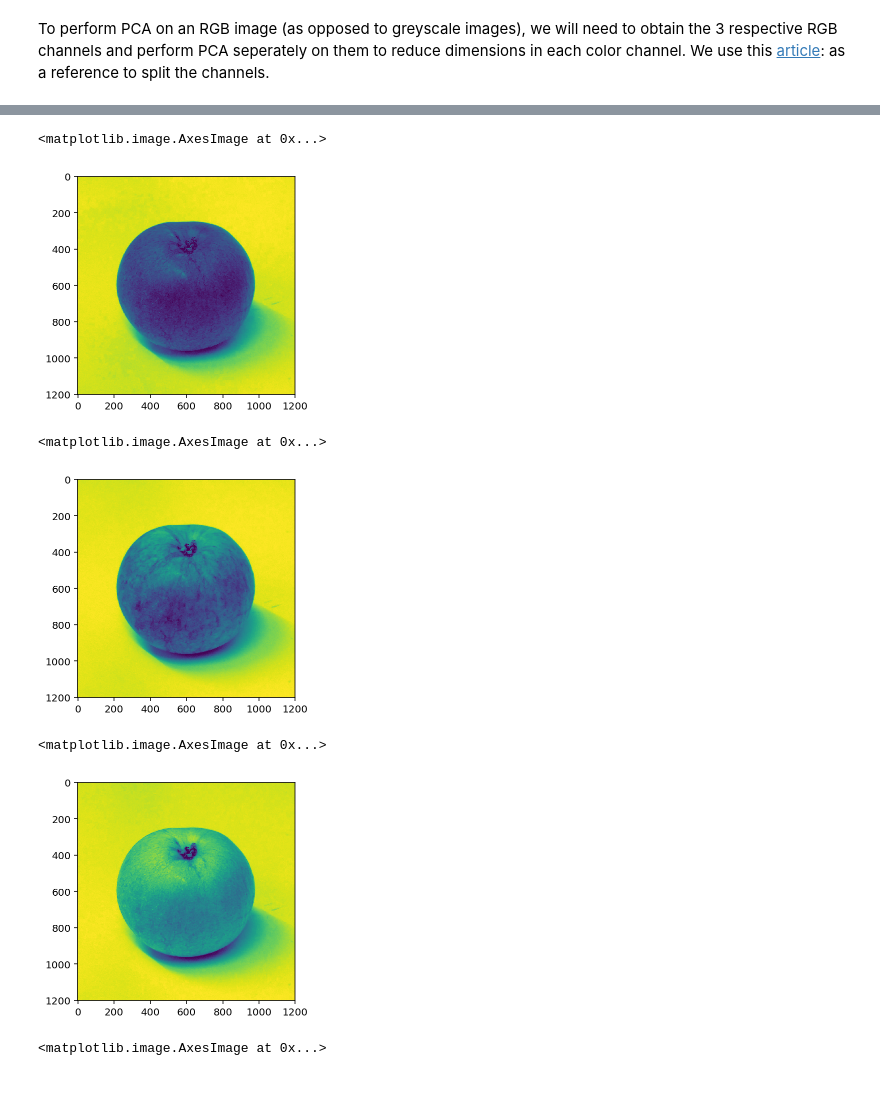
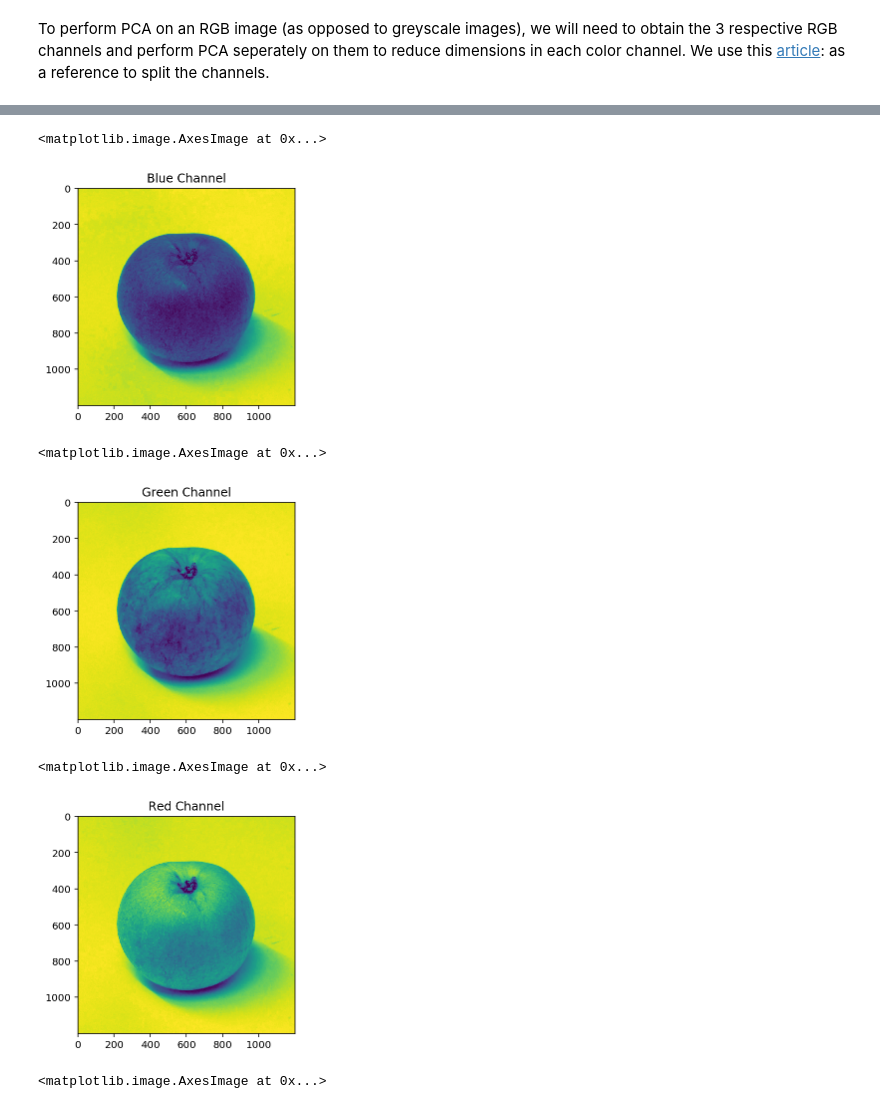
Before and after one commit to PalakshRungta/VeggieTales, a Jupyter notebook: VeggieTales_Notebook.ipynb, the cells around one changed output, grey strips where cells are left out. Drawn from its saved outputs; the diff is of its cells as text; code cells hidden in the pictures.

```diff
--- a/VeggieTales_Notebook.ipynb
+++ b/VeggieTales_Notebook.ipynb
@@ -268,22 +261,25 @@ app10 = cv2.imread('./processed_train/apple/Image_10.jpg')
 app_arr = cv2.split(app10) # splits in BGR order not RGB
 # %%
 # displaying the blue channel
+plt.title("Blue Channel")
 plt.imshow(app_arr[0])
 # %% [output]
 <matplotlib.image.AxesImage at 0x...>
-[figure, old version]
+[figure, new version]
 # %%
 # displaying the green channel
+plt.title("Green Channel")
 plt.imshow(app_arr[1])
 # %% [output]
 <matplotlib.image.AxesImage at 0x...>
-[figure, old version]
+[figure, new version]
 # %%
 # displaying the red channel
+plt.title("Red Channel")
 plt.imshow(app_arr[2])
 # %% [output]
 <matplotlib.image.AxesImage at 0x...>
-[figure, old version]
+[figure, new version]
 # %%
 '''
 Function takes in color channel of image and PCA dimensions to reduce to, and outputs the reduced channel array
```
Also changed, not shown: parts of 4 cells of this notebook, 5 other files.
